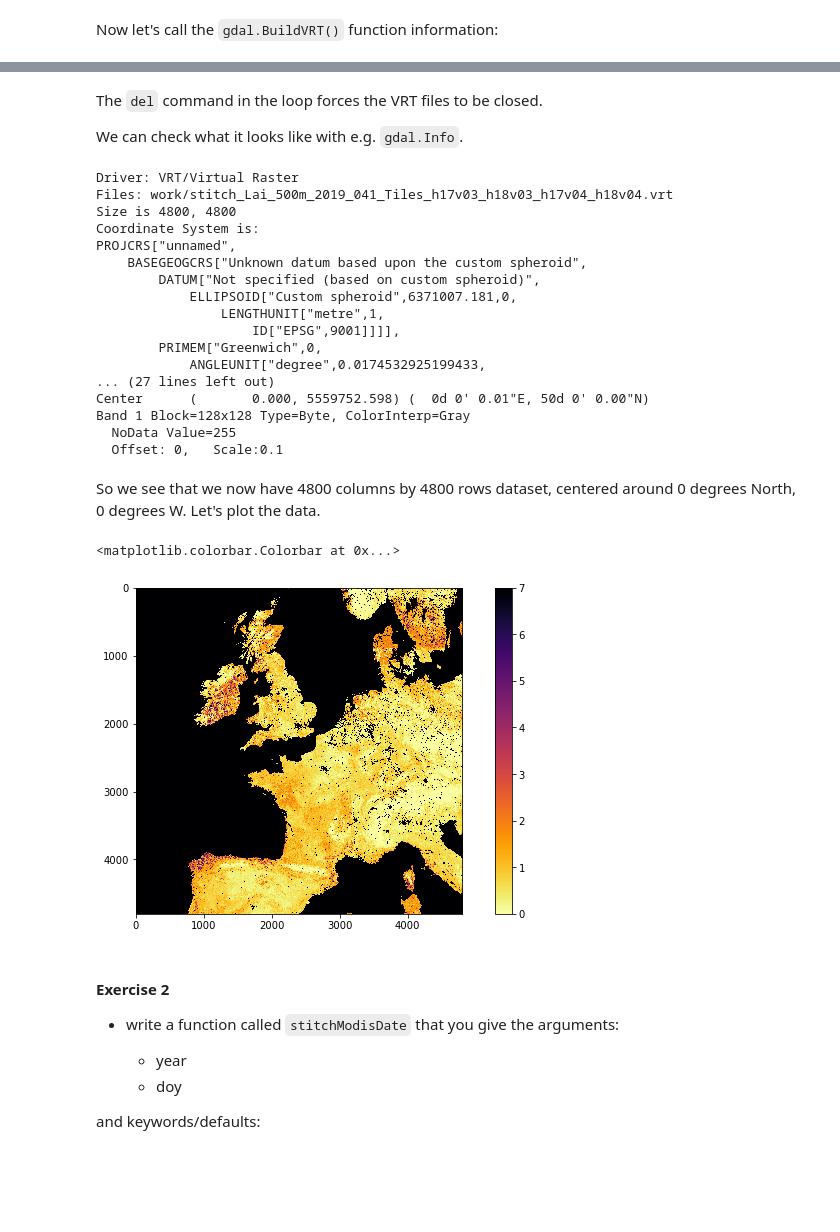
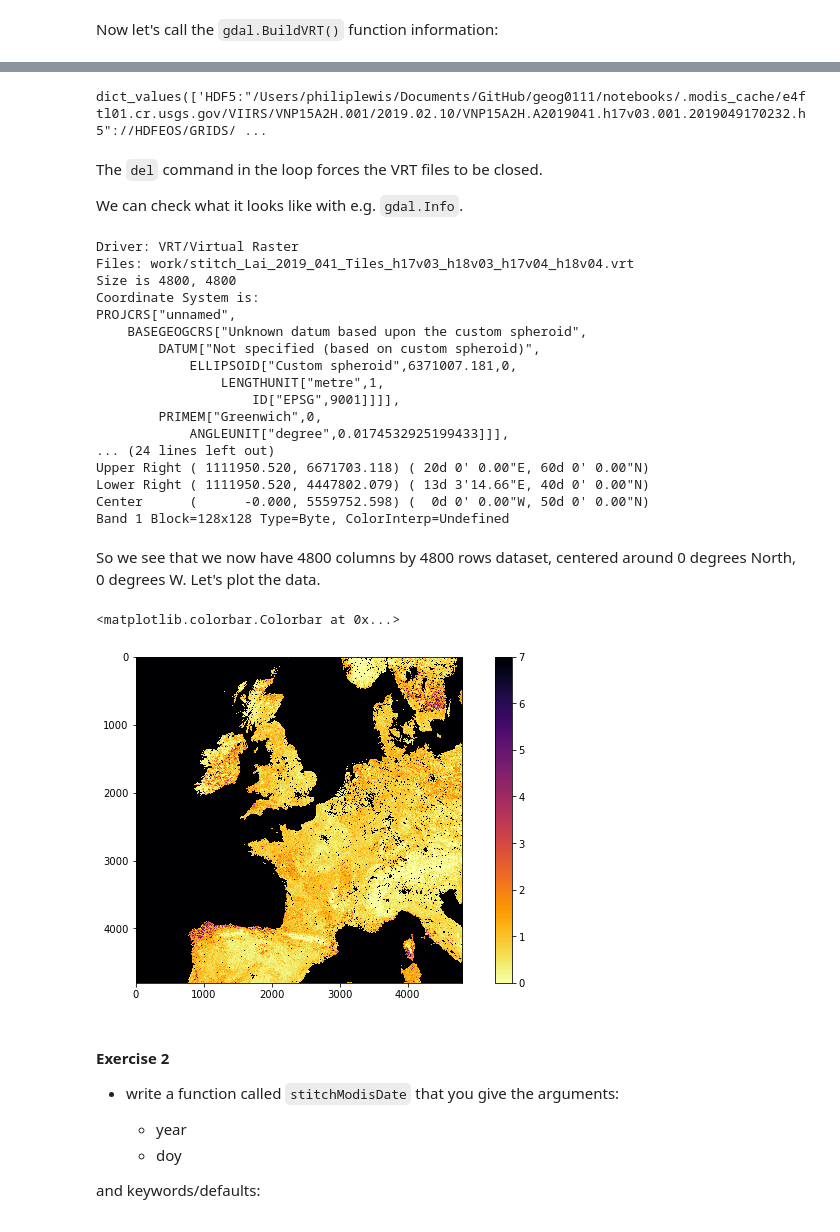
Before and after one commit to UCL-EO/geog0111, a Jupyter notebook: notebooks/040a_GDAL_mosaicing_and_masking_VIIRS.ipynb, the cells around one changed output, grey strips where cells are left out. Drawn from its saved outputs; the diff is of its cells as text; code cells hidden in the pictures; blank space fills up the shorter version.

Commit message:
fixes for hdf5 reading for VIIRS

```diff
--- a/notebooks/040a_GDAL_mosaicing_and_masking_VIIRS.ipynb
+++ b/notebooks/040a_GDAL_mosaicing_and_masking_VIIRS.ipynb
@@ -271,14 +298,18 @@ saving to work/stitch_Lai_500m_2019_041_Tiles_h17v03_h18v03_h17v04_h18v04.vrt
+# %%
+doy_v.values()
+# %% [output]
+dict_values(['HDF5:"/Users/philiplewis/Documents/GitHub/geog0111/notebooks/.modis_cache/e4ftl01.cr.usgs.gov/VIIRS/VNP15A2H.001/2019.02.10/VNP15A2H.A2019041.h17v03.001.2019049170232.h5"://HDFEOS/GRIDS/ ...
 # %% [markdown]
 The `del` command in the loop forces the VRT files to be closed.
 
 We can check what it looks like with e.g. `gdal.Info`.
 # %%
-ofile = 'work/stitch_Lai_500m_2019_041_Tiles_h17v03_h18v03_h17v04_h18v04.vrt'
+ofile = 'work/stitch_Lai_2019_041_Tiles_h17v03_h18v03_h17v04_h18v04.vrt'
 stitch_vrt = gdal.Open(ofile)
 print(gdal.Info(stitch_vrt))
 # %% [output]
 Driver: VRT/Virtual Raster
-Files: work/stitch_Lai_500m_2019_041_Tiles_h17v03_h18v03_h17v04_h18v04.vrt
+Files: work/stitch_Lai_2019_041_Tiles_h17v03_h18v03_h17v04_h18v04.vrt
 Size is 4800, 4800
 Coordinate System is:
 PROJCRS["unnamed",
@@ -288,27 +319,27 @@ PROJCRS["unnamed",
                 LENGTHUNIT["metre",1,
                     ID["EPSG",9001]]]],
         PRIMEM["Greenwich",0,
-            ANGLEUNIT["degree",0.0174532925199433,
-... (27 lines left out)
-Center      (       0.000, 5559752.598) (  0d 0' 0.01"E, 50d 0' 0.00"N)
-Band 1 Block=128x128 Type=Byte, ColorInterp=Gray
-  NoData Value=255
-  Offset: 0,   Scale:0.1
+            ANGLEUNIT["degree",0.0174532925199433]]],
+... (24 lines left out)
+Upper Right ( 1111950.520, 6671703.118) ( 20d 0' 0.00"E, 60d 0' 0.00"N)
+Lower Right ( 1111950.520, 4447802.079) ( 13d 3'14.66"E, 40d 0' 0.00"N)
+Center      (      -0.000, 5559752.598) (  0d 0' 0.00"W, 50d 0' 0.00"N)
+Band 1 Block=128x128 Type=Byte, ColorInterp=Undefined
 # %% [markdown]
 So we see that we now have 4800 columns by 4800 rows dataset, centered around 0 degrees North, 0 degrees W. Let's plot the data.
 # %%
 import matplotlib.pyplot as plt
 
-ofile = 'work/stitch_Lai_500m_2019_041_Tiles_h17v03_h18v03_h17v04_h18v04.vrt'
+ofile = 'work/stitch_Lai_2019_041_Tiles_h17v03_h18v03_h17v04_h18v04.vrt'
 stitch_vrt = gdal.Open(ofile)
 
 fig, axs = plt.subplots(1,1,figsize=(12,6))
 im = axs.imshow(stitch_vrt.ReadAsArray()*0.1,vmax=7,\
                 cmap=plt.cm.inferno_r,interpolation='nearest')
 fig.colorbar(im, ax=axs)
 # %% [output]
 <matplotlib.colorbar.Colorbar at 0x...>
-[figure, old version]
+[figure, new version]
 # %% [markdown]
 #### Exercise 2
 
```
Also changed, not shown: parts of 25 cells of this notebook, 3 other files.
